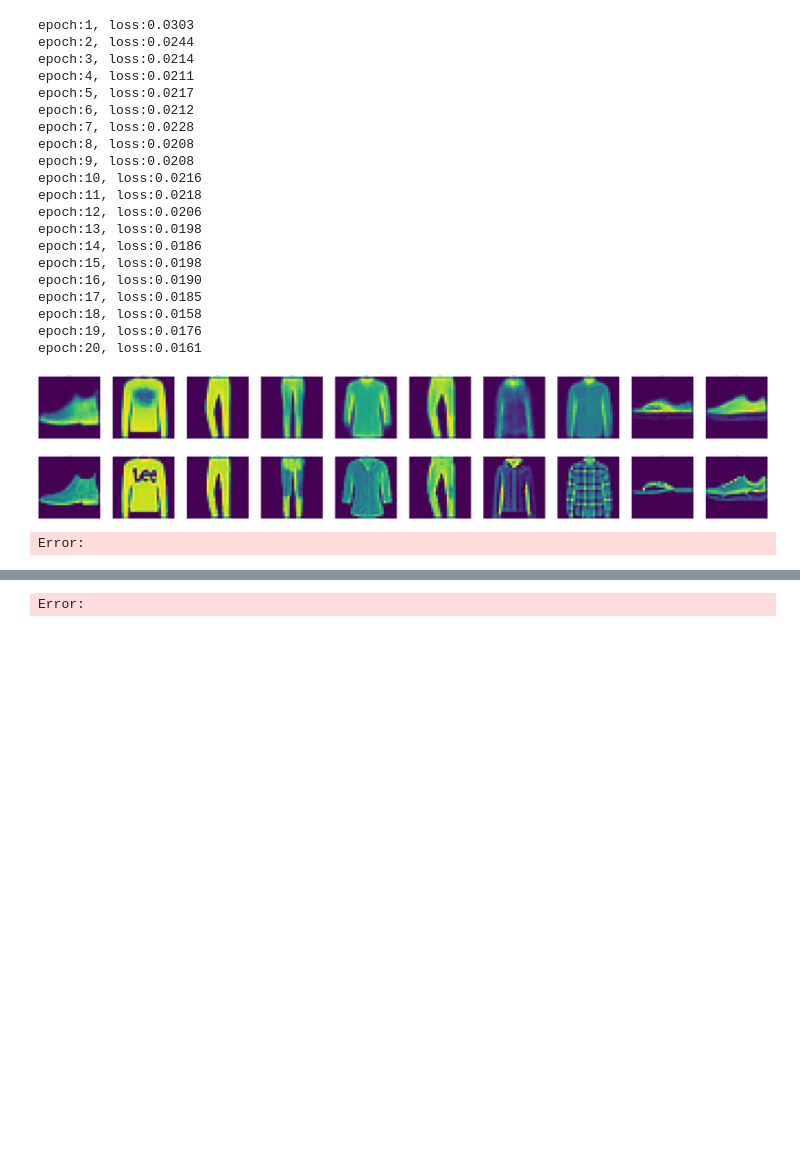
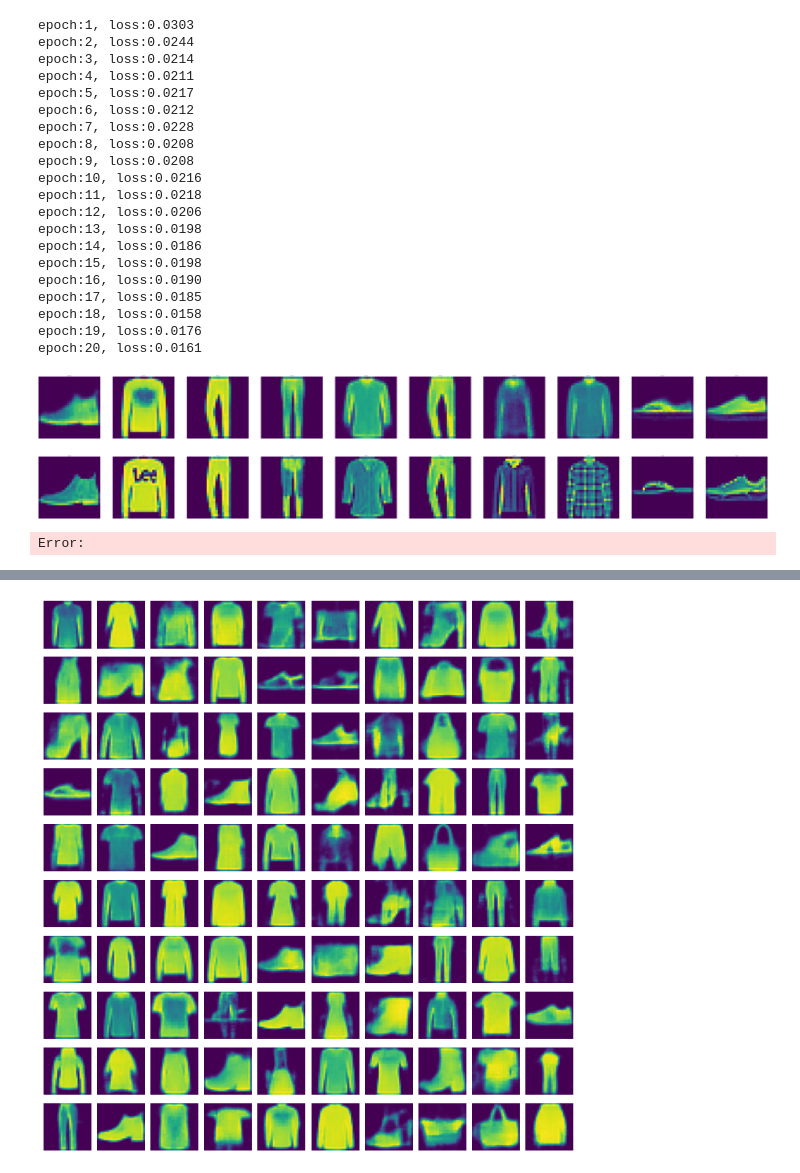
Before and after one commit to arun477/variational_autoencoder, a Jupyter notebook: vae.ipynb, the cells around one changed output, grey strips where cells are left out. Drawn from its saved outputs; the diff is of its cells as text; code cells hidden in the pictures; blank space fills up the shorter version.

```diff
--- a/vae.ipynb
+++ b/vae.ipynb
@@ -290,12 +291,13 @@ for img, ax in zip(xb[:sz], axs2.flat):
 # %%
-zb = torch.randn((5, 10)).to(device)
+zb = torch.randn((100, loaded_model.latent_dim)).to(device)
 zb = loaded_model.decoder(zb)
 zb = zb.detach().cpu()
-zb.shape
-_,axs3 = plt.subplots(1, sz, figsize=(200, 200))
+_,axs3 = plt.subplots(10, 10, figsize=(10, 10))
 for img, ax in zip(zb, axs3.flat):
     ax.imshow(img.permute(1, 2, 0))
     ax.set_axis_off()
-    ax.set_title('sample', fontsize=13)
+plt.subplots_adjust(wspace=0.5, hspace=5)
+plt.tight_layout()
+plt.show()
 # %% [output]
-Error:
+[figure, added]
```
Also changed, not shown: parts of 3 cells of this notebook.
